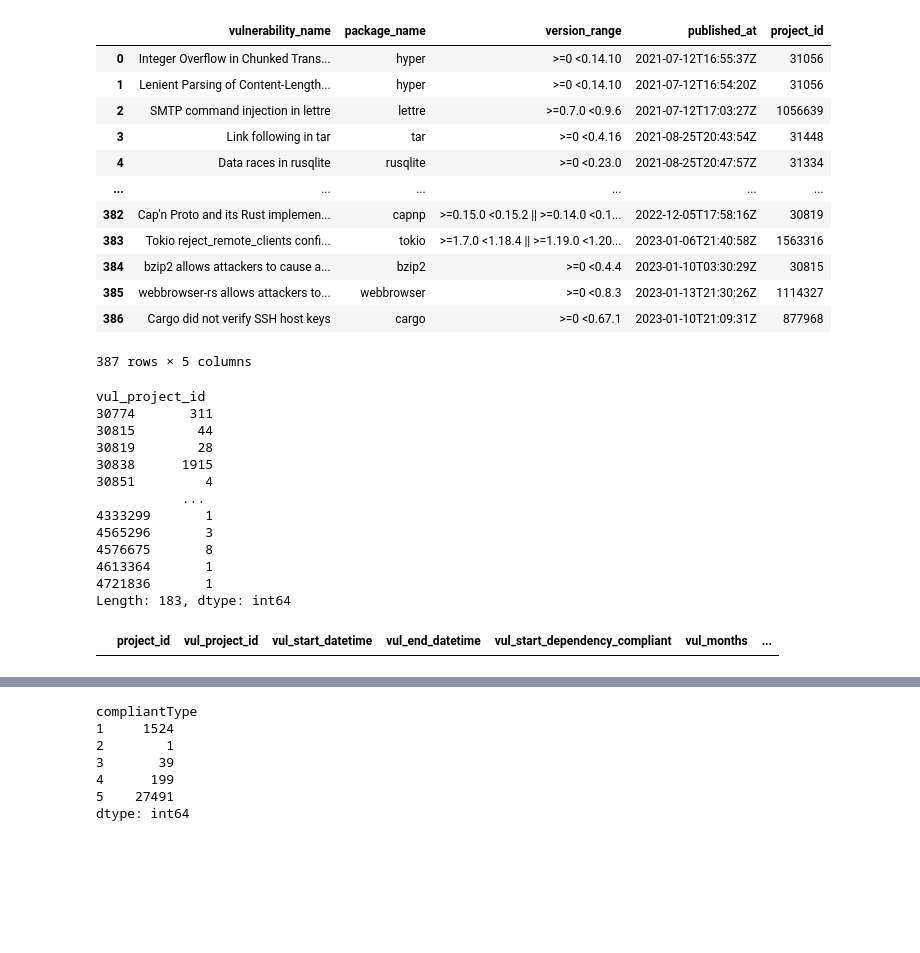
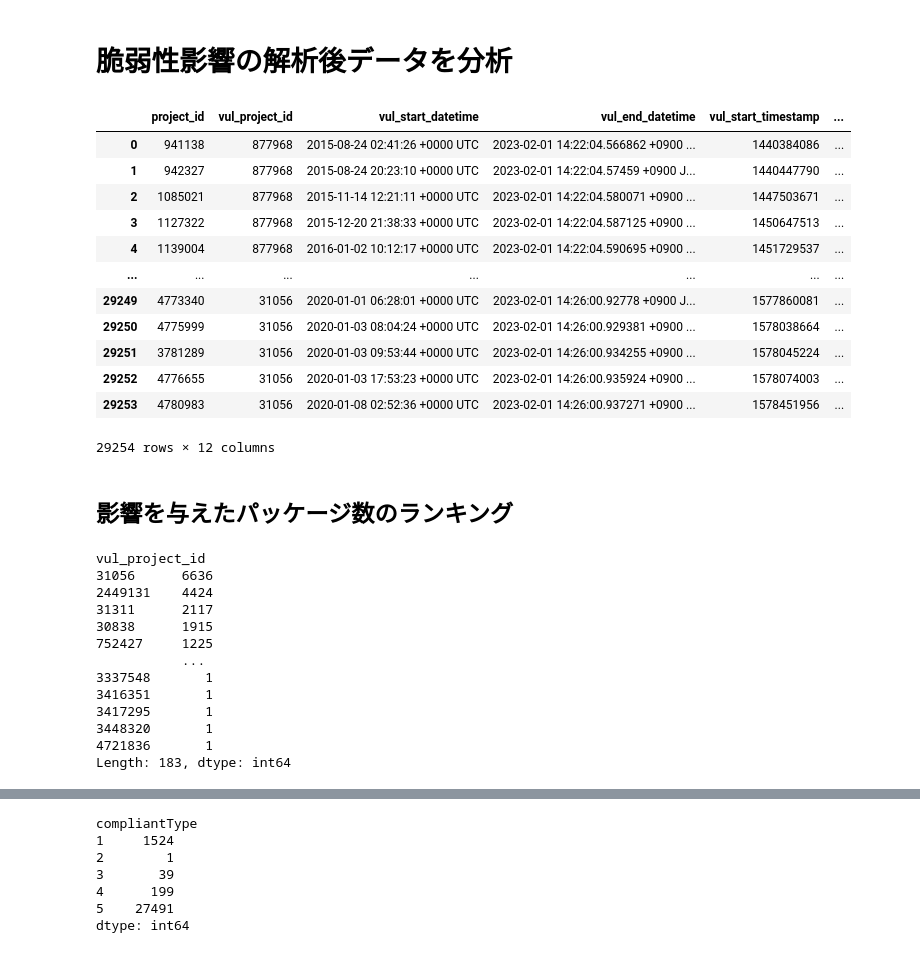
Before and after one commit to yamoyamoto/lib_network_research, a Jupyter notebook: analyzer/exprore_cargo_vul_analyze_data.ipynb, the cells around one changed output, grey strips where cells are left out. Saved outputs shown, nothing was run; the diff lists cells and outputs as text; code cells hidden in the pictures; blank space fills up the shorter version.

```diff
--- a/analyzer/exprore_cargo_vul_analyze_data.ipynb
+++ b/analyzer/exprore_cargo_vul_analyze_data.ipynb
@@ -3,17 +41,19 @@ import pandas as pd
+# %% [markdown]
+# 脆弱性影響の解析後データを分析
 # %%
-vul_data = pd.read_csv("./../vulnerability/cargo_vul_data.csv",delimiter=",")
+vul_data = pd.read_csv("./affected_packages_cargo_with_all.csv",delimiter=",")
 vul_data
 # %% [output]
-|  | vulnerability_name | package_name | version_range | published_at | project_id |
-| 0 | Integer Overflow in Chunked Trans... | hyper | >=0 <0.14.10 | 2021-07-12T16:55:37Z | 31056 |
-| 1 | Lenient Parsing of Content-Length... | hyper | >=0 <0.14.10 | 2021-07-12T16:54:20Z | 31056 |
-| 2 | SMTP command injection in lettre | lettre | >=0.7.0 <0.9.6 | 2021-07-12T17:03:27Z | 1056639 |
-| 3 | Link following in tar | tar | >=0 <0.4.16 | 2021-08-25T20:43:54Z | 31448 |
-| 4 | Data races in rusqlite | rusqlite | >=0 <0.23.0 | 2021-08-25T20:47:57Z | 31334 |
-| ... | ... | ... | ... | ... | ... |
-| 382 | Cap'n Proto and its Rust implemen... | capnp | >=0.15.0 <0.15.2 || >=0.14.0 <0.1... | 2022-12-05T17:58:16Z | 30819 |
-| 383 | Tokio reject_remote_clients confi... | tokio | >=1.7.0 <1.18.4 || >=1.19.0 <1.20... | 2023-01-06T21:40:58Z | 1563316 |
-| 384 | bzip2 allows attackers to cause a... | bzip2 | >=0 <0.4.4 | 2023-01-10T03:30:29Z | 30815 |
-| 385 | webbrowser-rs allows attackers to... | webbrowser | >=0 <0.8.3 | 2023-01-13T21:30:26Z | 1114327 |
-| 386 | Cargo did not verify SSH host keys | cargo | >=0 <0.67.1 | 2023-01-10T21:09:31Z | 877968 |
+|  | project_id | vul_project_id | vul_start_datetime | vul_end_datetime | vul_start_timestamp | ... |
+| 0 | 941138 | 877968 | 2015-08-24 02:41:26 +0000 UTC | 2023-02-01 14:22:04.566862 +0900 ... | 1440384086 | ... |
+| 1 | 942327 | 877968 | 2015-08-24 20:23:10 +0000 UTC | 2023-02-01 14:22:04.57459 +0900 J... | 1440447790 | ... |
+| 2 | 1085021 | 877968 | 2015-11-14 12:21:11 +0000 UTC | 2023-02-01 14:22:04.580071 +0900 ... | 1447503671 | ... |
+| 3 | 1127322 | 877968 | 2015-12-20 21:38:33 +0000 UTC | 2023-02-01 14:22:04.587125 +0900 ... | 1450647513 | ... |
+| 4 | 1139004 | 877968 | 2016-01-02 10:12:17 +0000 UTC | 2023-02-01 14:22:04.590695 +0900 ... | 1451729537 | ... |
+| ... | ... | ... | ... | ... | ... | ... |
+| 29249 | 4773340 | 31056 | 2020-01-01 06:28:01 +0000 UTC | 2023-02-01 14:26:00.92778 +0900 J... | 1577860081 | ... |
+| 29250 | 4775999 | 31056 | 2020-01-03 08:04:24 +0000 UTC | 2023-02-01 14:26:00.929381 +0900 ... | 1578038664 | ... |
+| 29251 | 3781289 | 31056 | 2020-01-03 09:53:44 +0000 UTC | 2023-02-01 14:26:00.934255 +0900 ... | 1578045224 | ... |
+| 29252 | 4776655 | 31056 | 2020-01-03 17:53:23 +0000 UTC | 2023-02-01 14:26:00.935924 +0900 ... | 1578074003 | ... |
+| 29253 | 4780983 | 31056 | 2020-01-08 02:52:36 +0000 UTC | 2023-02-01 14:26:00.937271 +0900 ... | 1578451956 | ... |
-387 rows × 5 columns
+29254 rows × 12 columns
@@ -22,16 +60,18 @@ vul_data = pd.read_csv("./affected_packages_cargo_with_all.csv",delimiter=",")
+# %% [markdown]
+## 影響を与えたパッケージ数のランキング
 # %%
-vul_data.groupby("vul_project_id").size()
+vul_data.groupby("vul_project_id").size().sort_values(ascending=False)
 # %% [output]
 vul_project_id
-30774       311
-30815        44
-30819        28
+31056      6636
+2449131    4424
+31311      2117
 30838      1915
-30851         4
+752427     1225
            ...
-4333299       1
-4565296       3
-4576675       8
-4613364       1
+3337548       1
+3416351       1
+3417295       1
+3448320       1
 4721836       1
 Length: 183, dtype: int64
@@ -40,4 +77,0 @@ vul_data["vul_months"] = (vul_data["vul_end_timestamp"] - vul_data["vul_start_ti
-# %%
-vul_data.query('compliantType == 2 and vul_end_timestamp < 1674091000').loc[:,["project_id", "vul_project_id","vul_start_datetime","vul_end_datetime", "vul_start_dependency_compliant","vul_months", 'compliantType']]
-# %% [output]
-|  | project_id | vul_project_id | vul_start_datetime | vul_end_datetime | vul_start_dependency_compliant | vul_months | ... |
```
Also changed, not shown: parts of 40 cells of this notebook.
